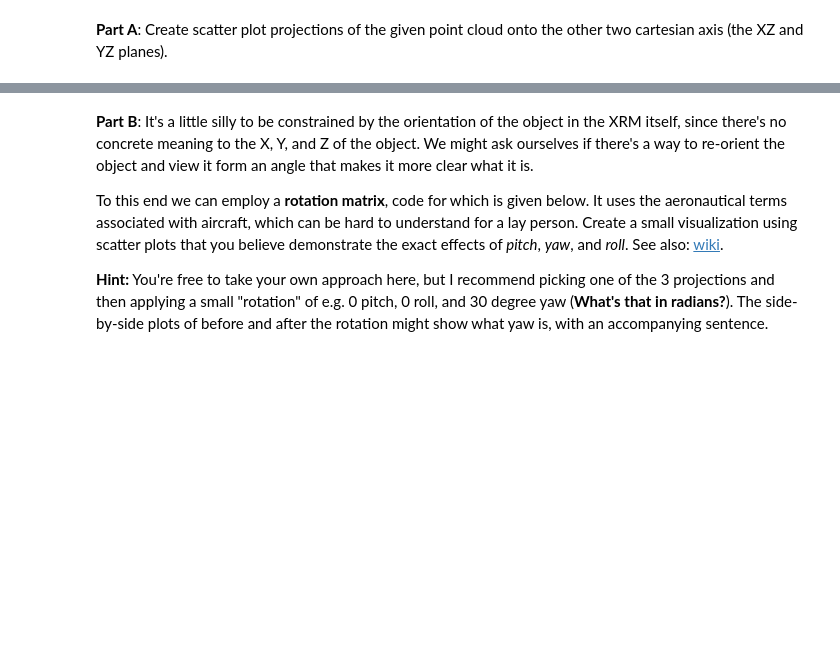
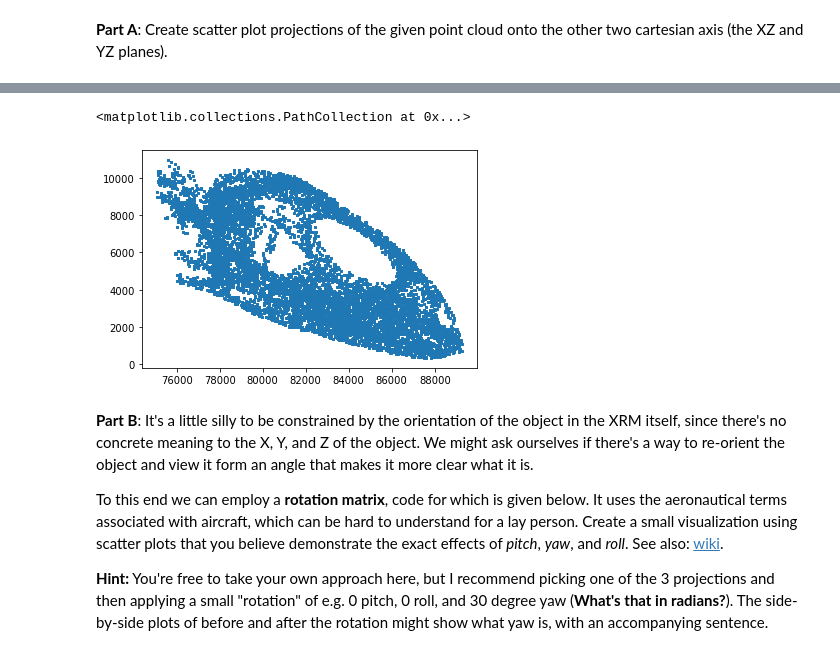
Before and after one commit to haha5751/4022, a Jupyter notebook: CSCI4022_S22_HW1.ipynb, the cells around one changed output, grey strips where cells are left out. Saved outputs shown, nothing was run; the diff lists cells and outputs as text; code cells hidden in the pictures; blank space fills up the shorter version.

```diff
--- a/CSCI4022_S22_HW1.ipynb
+++ b/CSCI4022_S22_HW1.ipynb
@@ -102,3 +109,9 @@ FileNotFoundError: [Errno 2] No such file or directory: '../data/xrm_10k.csv'
+# %%
+matYZ = np.array(dat[['Y','Z']])
+plt.scatter(matYZ[:, 0], matYZ[:, 1], 5, marker = ',')
+# %% [output]
+<matplotlib.collections.PathCollection at 0x...>
+[figure, added]
 # %% [markdown]
 **Part B**:  It's a little silly to be constrained by the orientation of the object in the XRM itself, since there's no concrete meaning to the X, Y, and Z of the object.  We might ask ourselves if there's a way to re-orient the object and view it form an angle that makes it more clear what it is.
 
```
Also changed, not shown: parts of 9 cells of this notebook, 1 other file.
